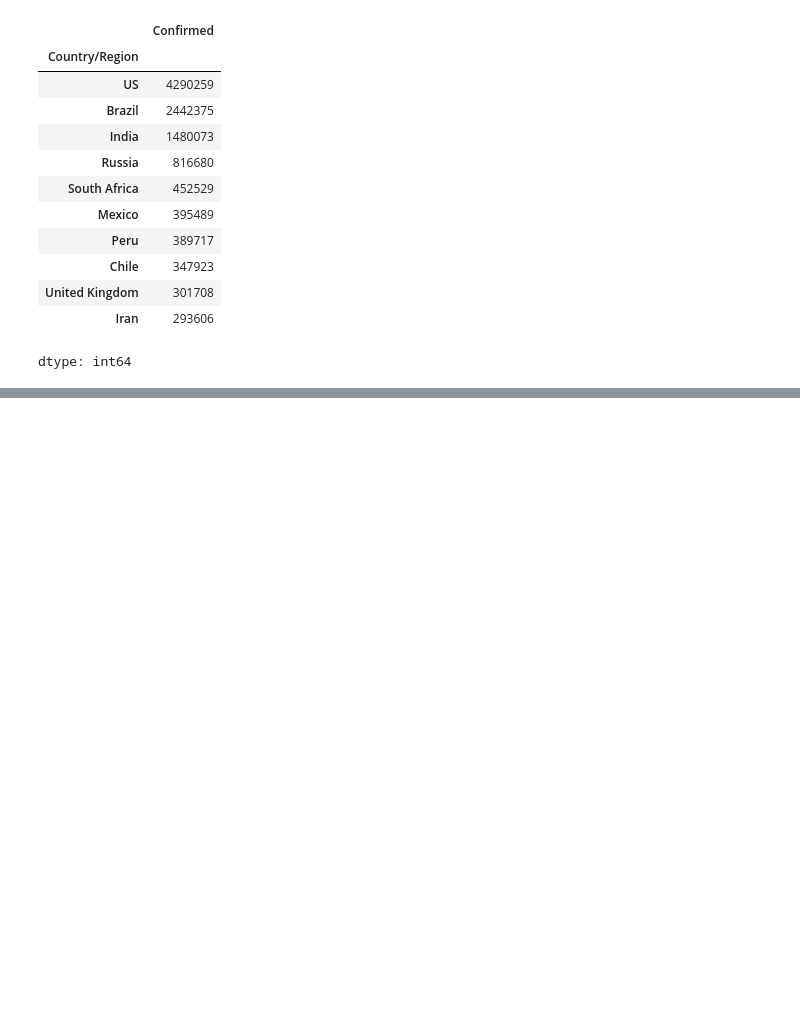
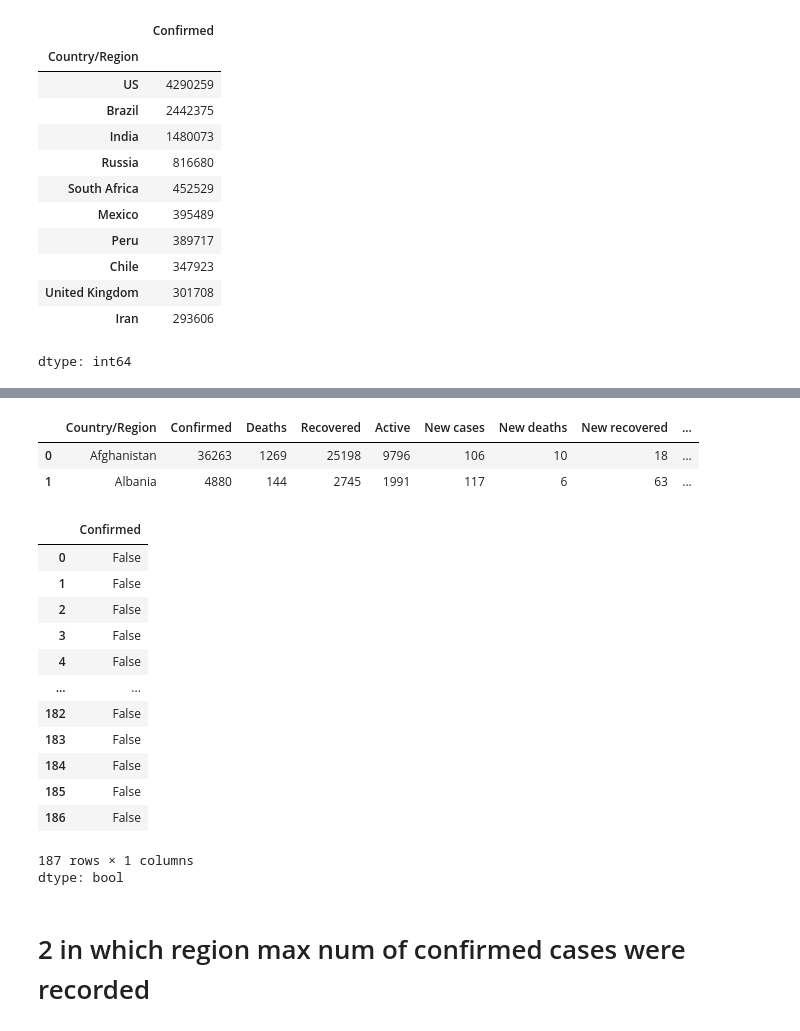
Before and after one commit to msandhiya07/Covid-19db, a Jupyter notebook: Covid_19.ipynb, the cells around one changed output, grey strips where cells are left out. Drawn from its saved outputs; the diff is of its cells as text; code cells hidden in the pictures; blank space fills up the shorter version.

```diff
--- a/Covid_19.ipynb
+++ b/Covid_19.ipynb
@@ -167,0 +184,25 @@ data.groupby("Country/Region")["Confirmed"].sum()
+# %%
+data.head(2)
+# %% [output]
+|  | Country/Region | Confirmed | Deaths | Recovered | Active | New cases | New deaths | New recovered | ... |
+| 0 | Afghanistan | 36263 | 1269 | 25198 | 9796 | 106 | 10 | 18 | ... |
+| 1 | Albania | 4880 | 144 | 2745 | 1991 | 117 | 6 | 63 | ... |
+# %%
+data.Confirmed < 10
+# %% [output]
+|  | Confirmed |
+| 0 | False |
+| 1 | False |
+| 2 | False |
+| 3 | False |
+| 4 | False |
+| ... | ... |
+| 182 | False |
+| 183 | False |
+| 184 | False |
+| 185 | False |
+| 186 | False |
+187 rows × 1 columns
+dtype: bool
+# %% [markdown]
+# 2 in which region max num of confirmed cases were recorded
```
Also changed, not shown: parts of 1 cell of this notebook.
